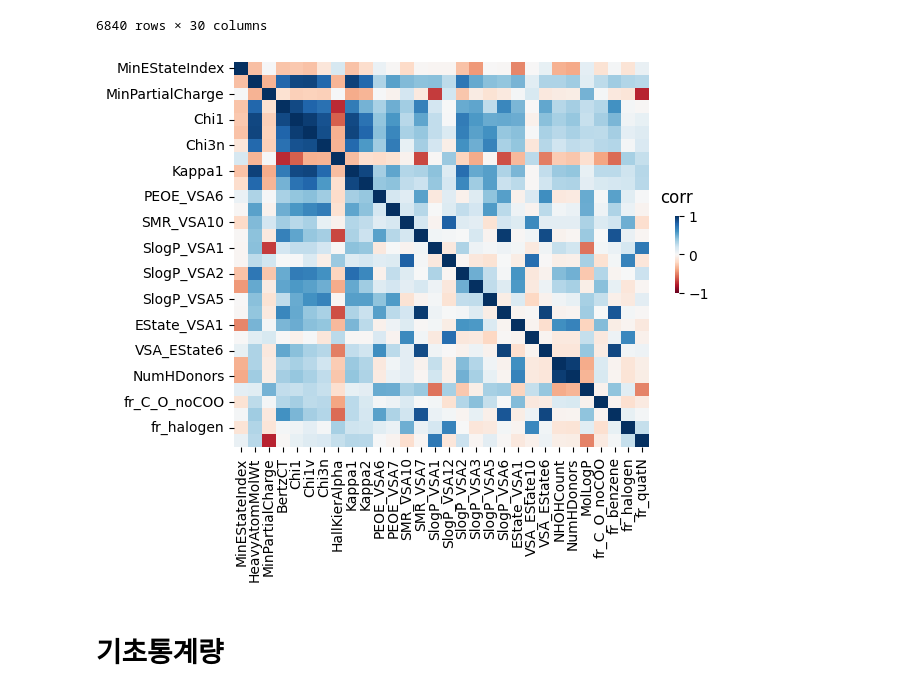
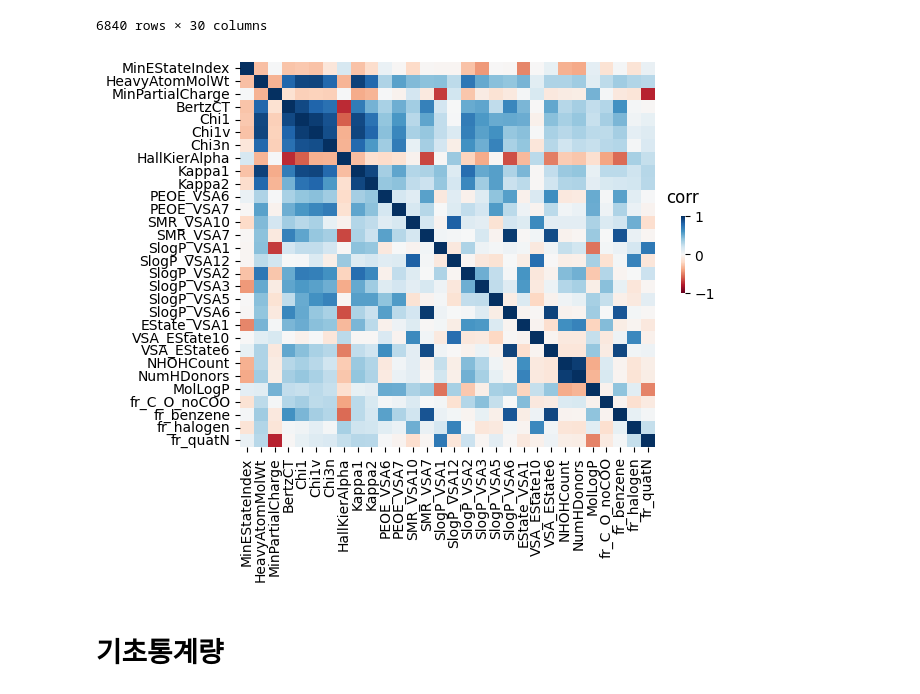
Before and after one commit to DSjayjang/Project, a Jupyter notebook: ChemGCNs/visualization/heatmap.ipynb, the cells around one changed output. Saved outputs shown, nothing was run; the diff lists cells and outputs as text; code cells hidden in the pictures.

```diff
--- a/ChemGCNs/visualization/heatmap.ipynb
+++ b/ChemGCNs/visualization/heatmap.ipynb
@@ -74,36 +74,36 @@ col_order = list(main_descriptor_selection.df_final_selected_features['Feature']
 df_corr = df_screening.drop(columns=['target'])[col_order]
 df_corr = df_corr.corr()
 
 save_dir = r'.\results_figure\heatmap'
 dataset = main_descriptor_selection.DATASET_PATH.replace('datasets\\', '')
 
 import seaborn as sns
 import matplotlib.pyplot as plt
 
 plt.figure(figsize = (6.69,5.0)) # scgas
 # plt.figure(figsize = (16, 12)) # freesolv / esol / lipo
-ax = sns.heatmap(df_corr, annot = False, center = 0, cmap = 'RdBu', vmin=-1, vmax=1, cbar_kws={'shrink': 0.2, 'aspect': 20}, xticklabels=True)
+ax = sns.heatmap(df_corr, annot = False, center = 0, cmap = 'RdBu', vmin=-1, vmax=1, cbar_kws={'shrink': 0.2, 'aspect': 20}, xticklabels=True,yticklabels=True)
 
 # Color bar 타이틀 설정
 colorbar = ax.collections[0].colorbar
 colorbar.ax.set_title("corr", fontsize=12, pad = 10)
 plt.xticks(rotation=90, fontsize=10)
 
 # # 저장
 # file_name = 'lipo.png'
 # file_path = os.path.join(save_dir, file_name)
 # print(file_path)
 # plt.savefig(file_path, dpi=300, bbox_inches = "tight")
 
 # # 저장
-# file_name = '9.pdf'
+# file_name = '21.pdf'
 # file_path = os.path.join(save_dir, file_name)
 # print(file_path)
 # plt.savefig(file_path, dpi=300, bbox_inches = "tight")
 
 plt.show()
 # %% [output]
-[figure, old version]
+[figure, new version]
 # %% [markdown]
 # 기초통계량
 # %%
```
Also changed, not shown: 8 other files.
